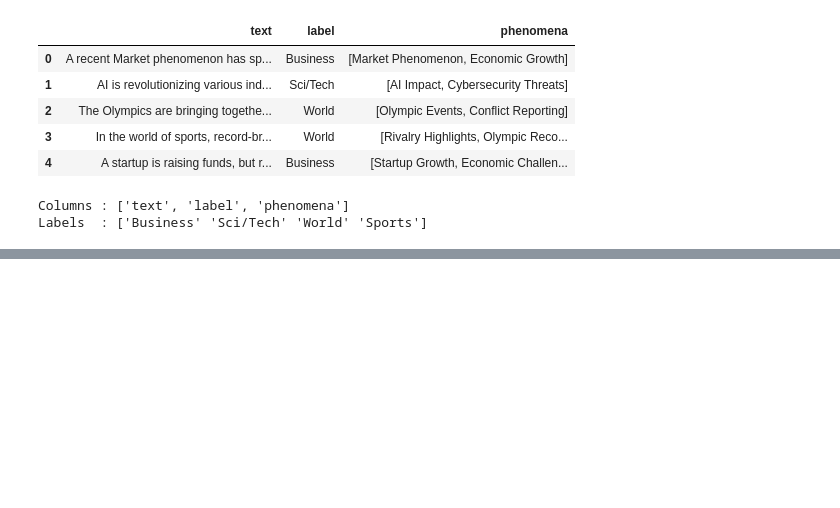
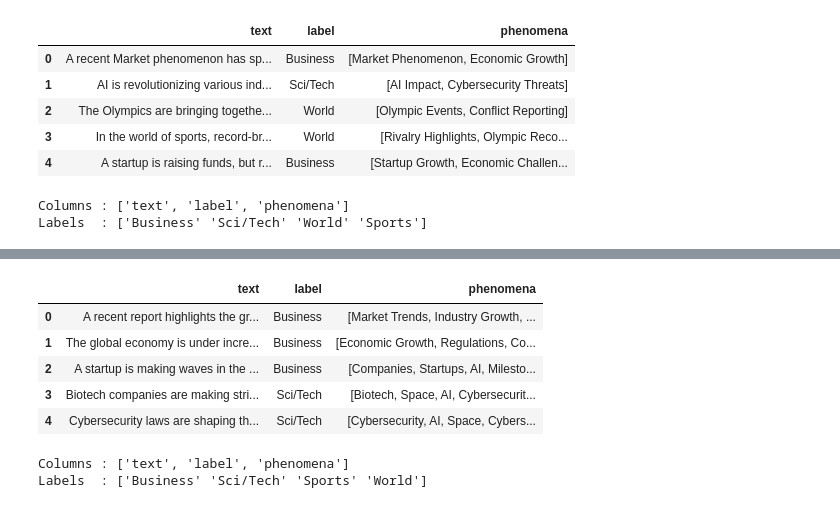
Before and after one commit to AlessandroGhiotto/thesis-nlp, a Jupyter notebook: src/agnews/look_synthetic_data.ipynb, the cells around one changed output, grey strips where cells are left out. Saved outputs shown, nothing was run; the diff lists cells and outputs as text; code cells hidden in the pictures; blank space fills up the shorter version.

```diff
--- a/src/agnews/look_synthetic_data.ipynb
+++ b/src/agnews/look_synthetic_data.ipynb
@@ -96,0 +97,15 @@ Number of unique phenomena: 444
+# %%
+path = "synthetic_data/datasets/syn_agnews_targeted+tags_500_2.json"
+df_targeted, metadata = get_generated_examples_df(path)
+display(df_targeted.head())
+print("Columns :", df_targeted.columns.to_list())
+print("Labels  :", df_targeted['label'].unique())
+# %% [output]
+|  | text | label | phenomena |
+| 0 | A recent report highlights the gr... | Business | [Market Trends, Industry Growth, ... |
+| 1 | The global economy is under incre... | Business | [Economic Growth, Regulations, Co... |
+| 2 | A startup is making waves in the ... | Business | [Companies, Startups, AI, Milesto... |
+| 3 | Biotech companies are making stri... | Sci/Tech | [Biotech, Space, AI, Cybersecurit... |
+| 4 | Cybersecurity laws are shaping th... | Sci/Tech | [Cybersecurity, AI, Space, Cybers... |
+Columns : ['text', 'label', 'phenomena']
+Labels  : ['Business' 'Sci/Tech' 'Sports' 'World']
```
Also changed, not shown: parts of 6 cells of this notebook, 6 other files.
